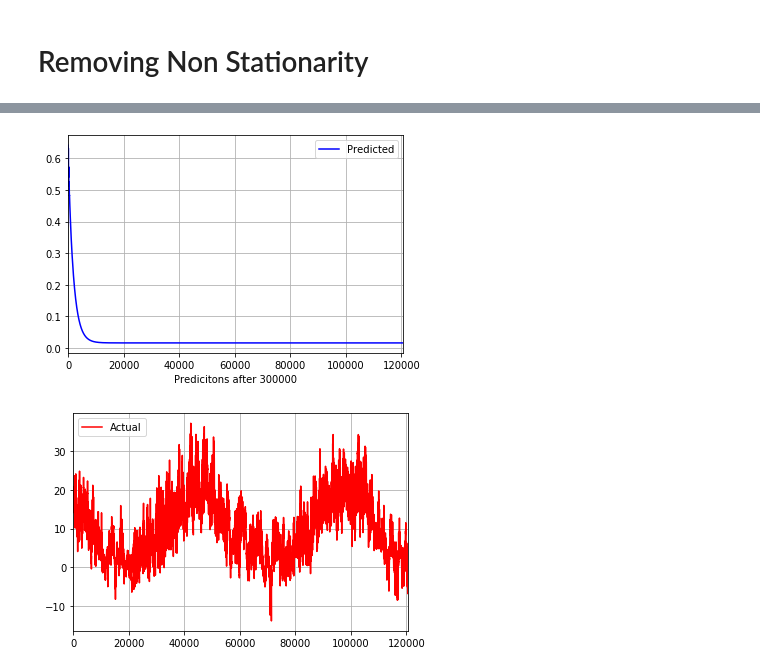
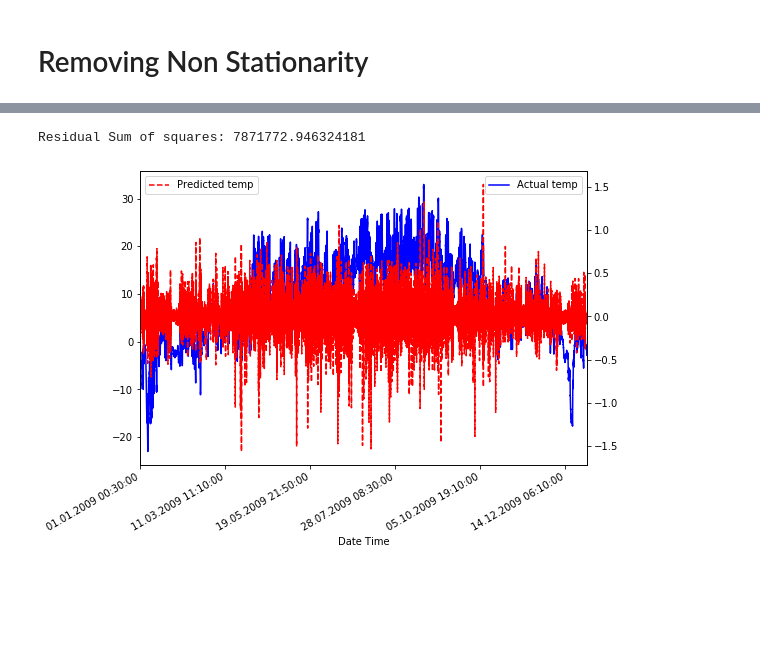
Before and after one commit to scherala/365DaysOfCoding, a Jupyter notebook: Time Series Forecasting -1.ipynb, the cells around one changed output, grey strips where cells are left out. Drawn from its saved outputs; the diff is of its cells as text; code cells hidden in the pictures; blank space fills up the shorter version.

Commit message:
Updated with comments for AR and MA models

```diff
--- a/Time Series Forecasting -1.ipynb
+++ b/Time Series Forecasting -1.ipynb
@@ -220,3 +271,0 @@ Test MSE: 160.695
-# %%
-df_t = pd.DataFrame({'index':df['Date Time'][300000:].values,'Actual temp':dataset[TRAIN_SPLIT:]})
-df_p = pd.DataFrame({'index':df['Date Time'][300000:].values,'Predicted temp':predictions})
@@ -223,12 +305,17 @@ df_p = pd.DataFrame({'index':df['Date Time'][300000:].values,'Predicted temp':pr
+# %%
+# One year of data => 365*144 => 52560 nearly
+temp_df = plot_df[1: 52557]
 # %%
-import matplotlib.pyplot as plt
-fig, ax = plt.subplots()
-ax2 = ax.twinx()
-df_t.plot(y=["Actual temp"], ax=ax,color='blue')
-df_p.plot(y=["Predicted temp"], ax=ax2, ls="--",color='red')
+def plot_data(results):
+    df_t = pd.DataFrame({'index':pd.to_datetime(temp_df.index).strftime('%d-%m-%Y'),'Actual temp':temp_df})
+    df_p = pd.DataFrame({'index':pd.to_datetime(results.fittedvalues.index).strftime('%d-%m-%Y'),'Predicted temp':results.fittedvalues})
+    fig, ax = plt.subplots()
+    ax2 = ax.twinx()
+    df_t.plot(y=["Actual temp"], ax=ax,color='blue')
+    df_p.plot(y=["Predicted temp"], ax=ax2, ls="--",color='red')
 
 
-ax.legend(loc=1)
-ax2.legend(loc=2)
-
-plt.show()
+    ax.legend(loc=1)
+    ax2.legend(loc=2)
+    fig.autofmt_xdate()
+    plt.show()
@@ -237,14 +322,12 @@ plt.show()
-# %%
-plt.xlabel('Predicitons after 300000')
-
-ax1 = df_p['Predicted temp'].plot(color='blue', grid=True, label='Predicted')
-ax1.legend(loc=1)
-plt.show()
-# %% [output]
-[figure, removed]
-# %%
-ax2 = df_t.Temperature.plot(color='red', grid=True, label='Actual')
-ax2.legend(loc=2)
-plt.show()
-# %% [output]
-[figure, removed]
+# %%
+model = ARIMA(temp_df,order=(0,1,2))
+results_ma = model.fit(disp=-1)
+temp_df = temp_df[1:len(temp_df)]
+# Residual sum of squares
+print('Residual Sum of squares: {}'.format(sum((results_ma.fittedvalues-temp_df)**2)))
+# %% [output]
+Residual Sum of squares: 7871772.946324181
+# %%
+plot_data(results_ma)
+# %% [output]
+[figure, added]
```
Also changed, not shown: parts of 37 cells of this notebook.
